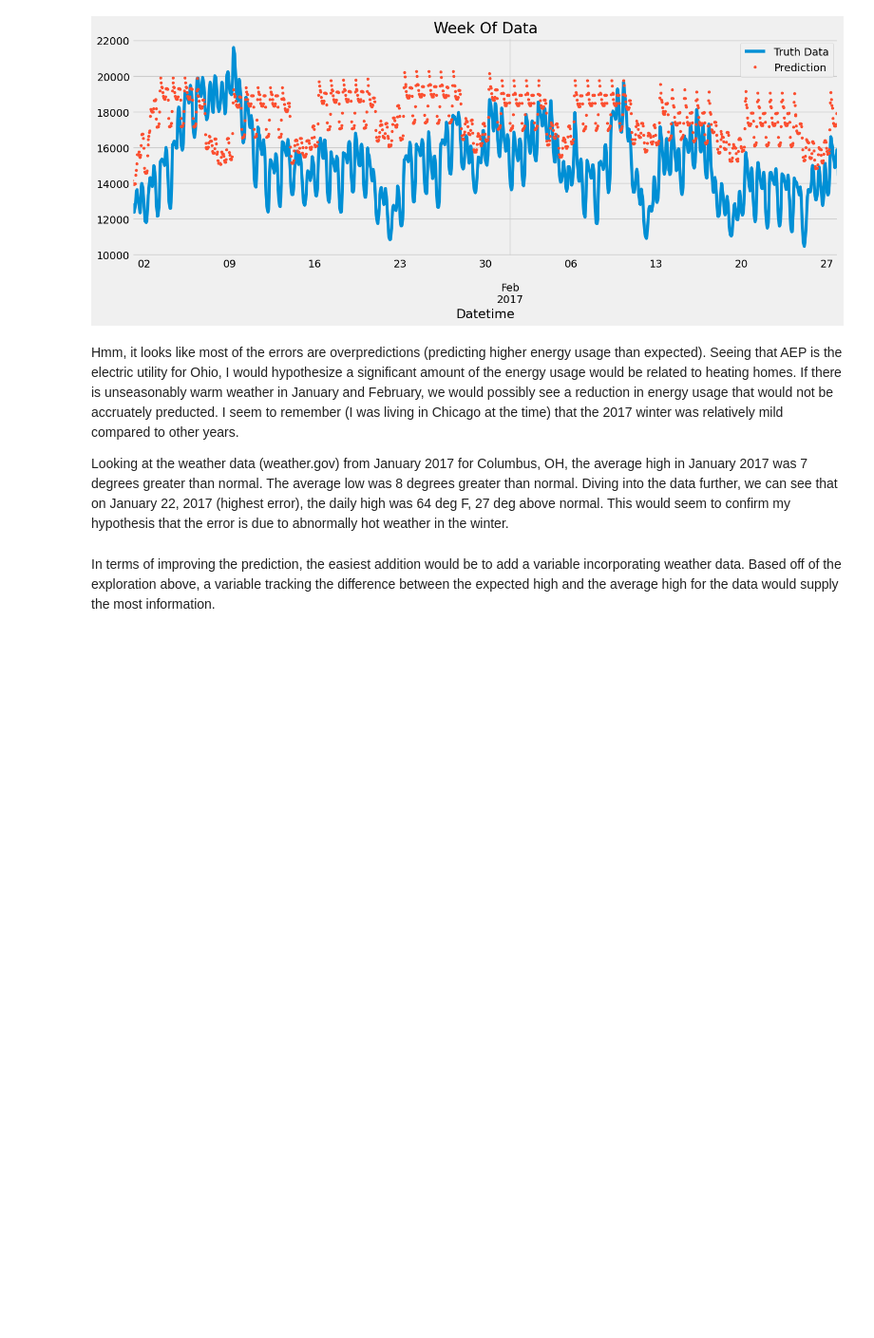
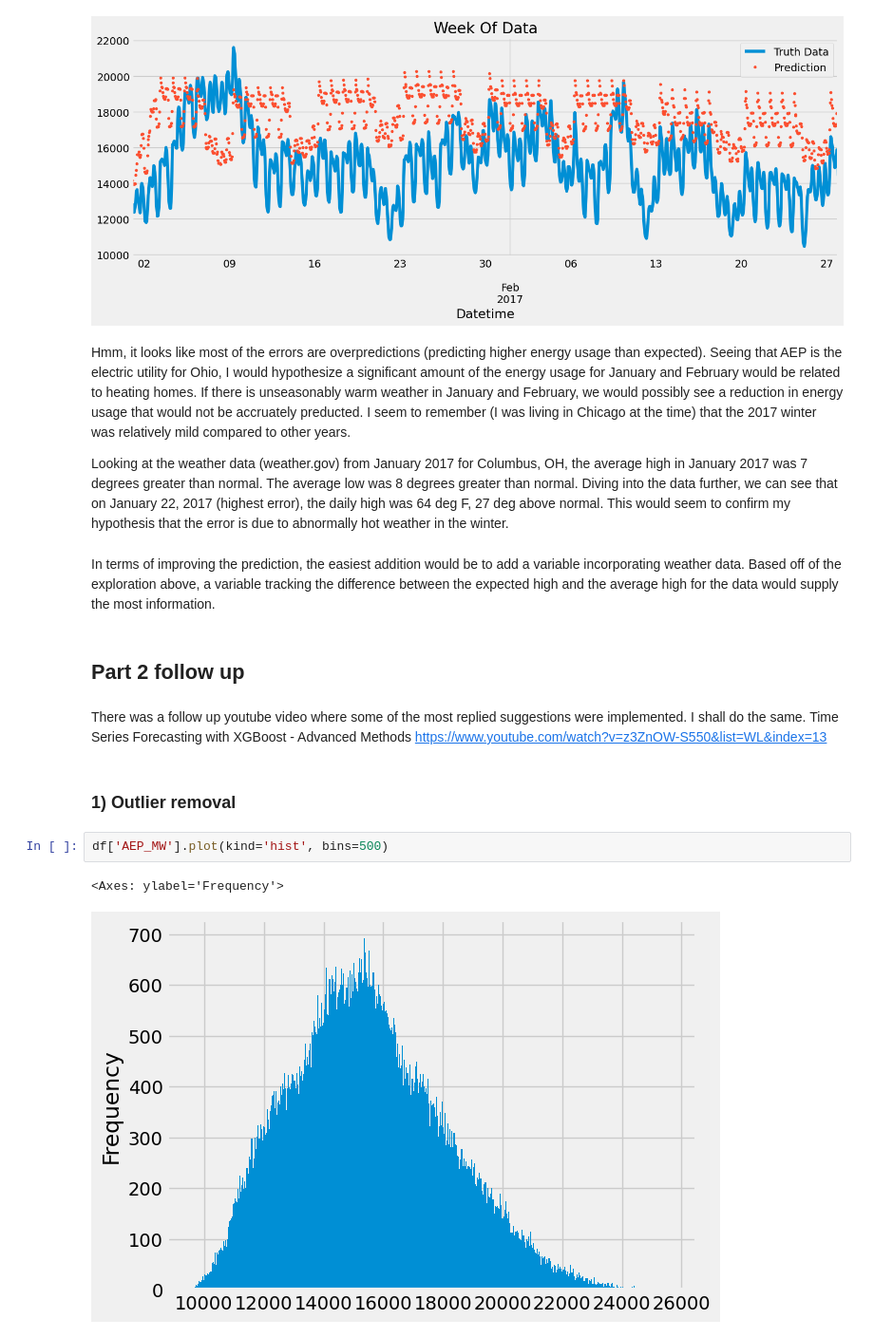
Before and after one commit to KarsonLeperi/DataScienceProjects, a Jupyter notebook: ts_machineLearning_energy.ipynb, the cells around one changed output. Shown at 95% size. Saved outputs shown, nothing was run; the diff lists cells and outputs as text; blank space fills up the shorter version.

```diff
--- a/ts_machineLearning_energy.ipynb
+++ b/ts_machineLearning_energy.ipynb
@@ -239,8 +246,19 @@ plt.show()
 # %% [output]
 [figure]
 # %% [markdown]
-Hmm, it looks like most of the errors are overpredictions (predicting higher energy usage than expected). Seeing that AEP is the electric utility for Ohio, I would hypothesize a significant amount of the energy usage would be related to heating homes. If there is unseasonably warm weather in January and February, we would possibly see a reduction in energy usage that would not be accruately preducted. I seem to remember (I was living in Chicago at the time) that the 2017 winter was relatively mild compared to other years.
+Hmm, it looks like most of the errors are overpredictions (predicting higher energy usage than expected). Seeing that AEP is the electric utility for Ohio, I would hypothesize a significant amount of the energy usage for January and February would be related to heating homes. If there is unseasonably warm weather in January and February, we would possibly see a reduction in energy usage that would not be accruately preducted. I seem to remember (I was living in Chicago at the time) that the 2017 winter was relatively mild compared to other years.
 
 Looking at the weather data (weather.gov) from January 2017 for Columbus, OH, the average high in January 2017 was 7 degrees greater than normal. The average low was 8 degrees greater than normal. Diving into the data further, we can see that on January 22, 2017 (highest error), the daily high was 64 deg F, 27 deg above normal. This would seem to confirm my hypothesis that the error is due to abnormally hot weather in the winter.
 # %% [markdown]
 In terms of improving the prediction, the easiest addition would be to add a variable incorporating weather data. Based off of the exploration above, a variable tracking the difference between the expected high and the average high for the data would supply the most information.
+# %% [markdown]
+## Part 2 follow up
+# %% [markdown]
+There was a follow up youtube video where some of the most replied suggestions were implemented. I shall do the same. Time Series Forecasting with XGBoost - Advanced Methods https://www.youtube.com/watch?v=z3ZnOW-S550&list=WL&index=13
+# %% [markdown]
+### 1) Outlier removal
+# %%
+df['AEP_MW'].plot(kind='hist', bins=500)
+# %% [output]
+<Axes: ylabel='Frequency'>
+[figure, added]
```
Also changed, not shown: parts of 27 cells of this notebook.
